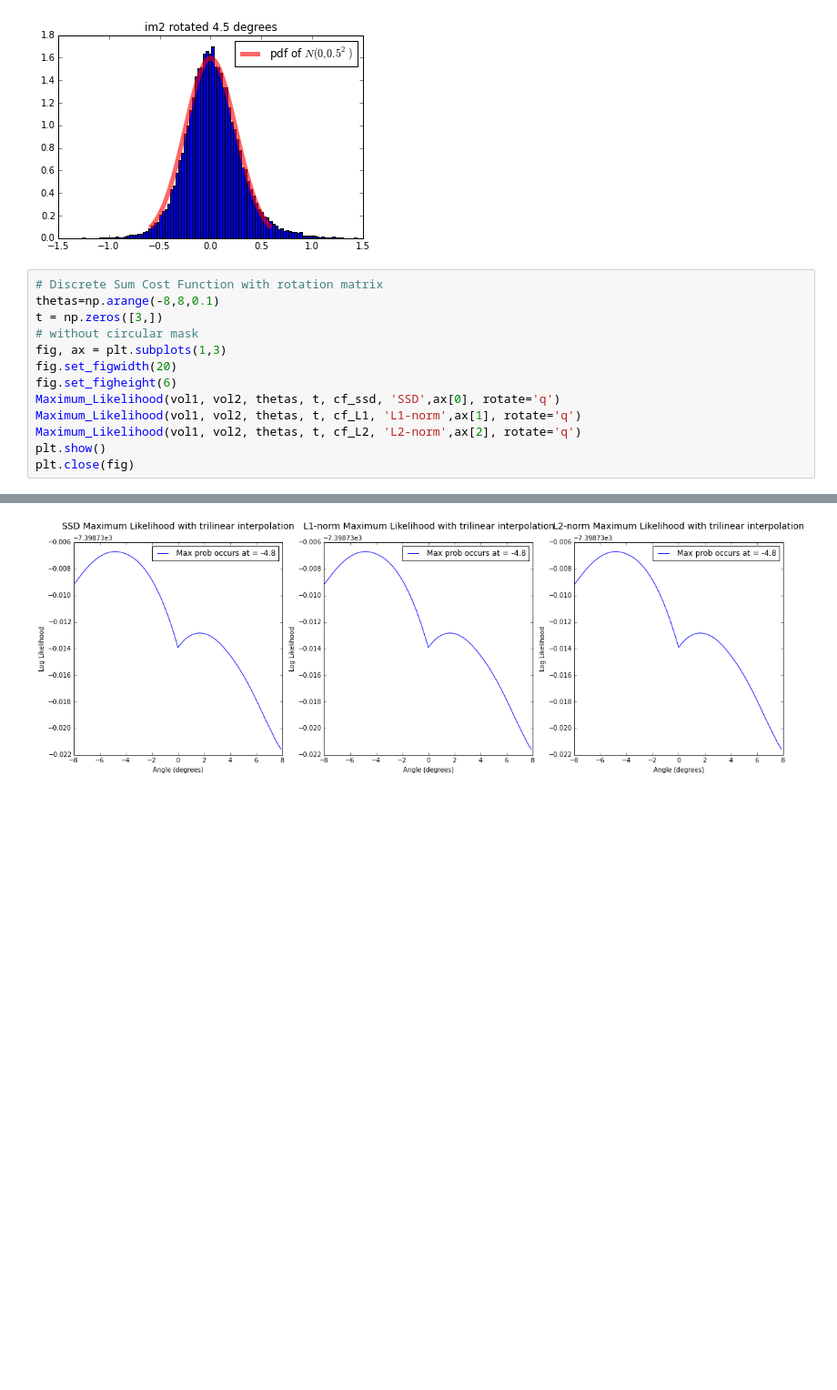
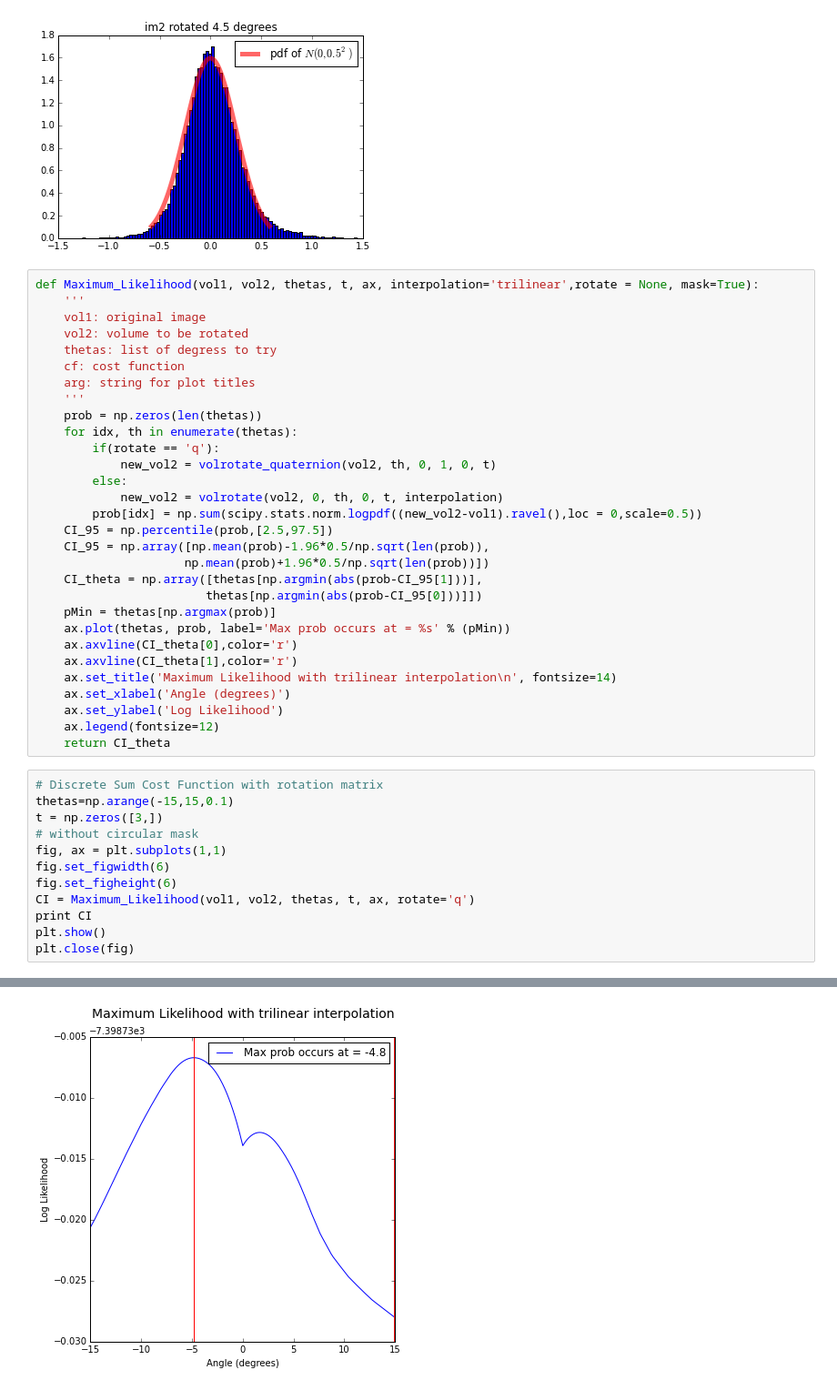
Before and after one commit to zyzdiana/AC297r-Volume-Registration, a Jupyter notebook: Bessel_Rotation_&_Halton_Translation.ipynb, the cells around one changed output, grey strips where cells are left out. Shown at 91% size. Saved outputs shown, nothing was run; the diff lists cells and outputs as text; blank space fills up the shorter version.

```diff
--- a/Bessel_Rotation_&_Halton_Translation.ipynb
+++ b/Bessel_Rotation_&_Halton_Translation.ipynb
@@ -668,17 +651,46 @@ for th in thetas:
 [figure]
 [figure]
 [figure]
+# %%
+def Maximum_Likelihood(vol1, vol2, thetas, t, ax, interpolation='trilinear',rotate = None, mask=True):
+    '''
+    vol1: original image
+    vol2: volume to be rotated
+    thetas: list of degress to try
+    cf: cost function
+    arg: string for plot titles
+    '''
+    prob = np.zeros(len(thetas))
+    for idx, th in enumerate(thetas):
+        if(rotate == 'q'):
+            new_vol2 = volrotate_quaternion(vol2, th, 0, 1, 0, t)
+        else:
+            new_vol2 = volrotate(vol2, 0, th, 0, t, interpolation)
+        prob[idx] = np.sum(scipy.stats.norm.logpdf((new_vol2-vol1).ravel(),loc = 0,scale=0.5))
+    CI_95 = np.percentile(prob,[2.5,97.5])
+    CI_95 = np.array([np.mean(prob)-1.96*0.5/np.sqrt(len(prob)),
+                     np.mean(prob)+1.96*0.5/np.sqrt(len(prob))])
+    CI_theta = np.array([thetas[np.argmin(abs(prob-CI_95[1]))],
+                        thetas[np.argmin(abs(prob-CI_95[0]))]])
+    pMin = thetas[np.argmax(prob)]
+    ax.plot(thetas, prob, label='Max prob occurs at = %s' % (pMin))
+    ax.axvline(CI_theta[0],color='r')
+    ax.axvline(CI_theta[1],color='r')
+    ax.set_title('Maximum Likelihood with trilinear interpolation\n', fontsize=14)
+    ax.set_xlabel('Angle (degrees)')
+    ax.set_ylabel('Log Likelihood')
+    ax.legend(fontsize=12)
+    return CI_theta
 # %%
 # Discrete Sum Cost Function with rotation matrix
-thetas=np.arange(-8,8,0.1)
+thetas=np.arange(-15,15,0.1)
 t = np.zeros([3,])
 # without circular mask
-fig, ax = plt.subplots(1,3)
-fig.set_figwidth(20)
+fig, ax = plt.subplots(1,1)
+fig.set_figwidth(6)
 fig.set_figheight(6)
-Maximum_Likelihood(vol1, vol2, thetas, t, cf_ssd, 'SSD',ax[0], rotate='q')
-Maximum_Likelihood(vol1, vol2, thetas, t, cf_L1, 'L1-norm',ax[1], rotate='q')
-Maximum_Likelihood(vol1, vol2, thetas, t, cf_L2, 'L2-norm',ax[2], rotate='q')
+CI = Maximum_Likelihood(vol1, vol2, thetas, t, ax, rotate='q')
+print CI
 plt.show()
 plt.close(fig)
 # %% [output]
@@ -685,4 +698,4 @@ plt.close(fig)
-[figure, old version]
+[figure, new version]
 # %%
 from scipy.stats import norm
 thetas=np.arange(-6,-4,0.5)
```
Also changed, not shown: parts of 21 cells of this notebook, 18 other files.
